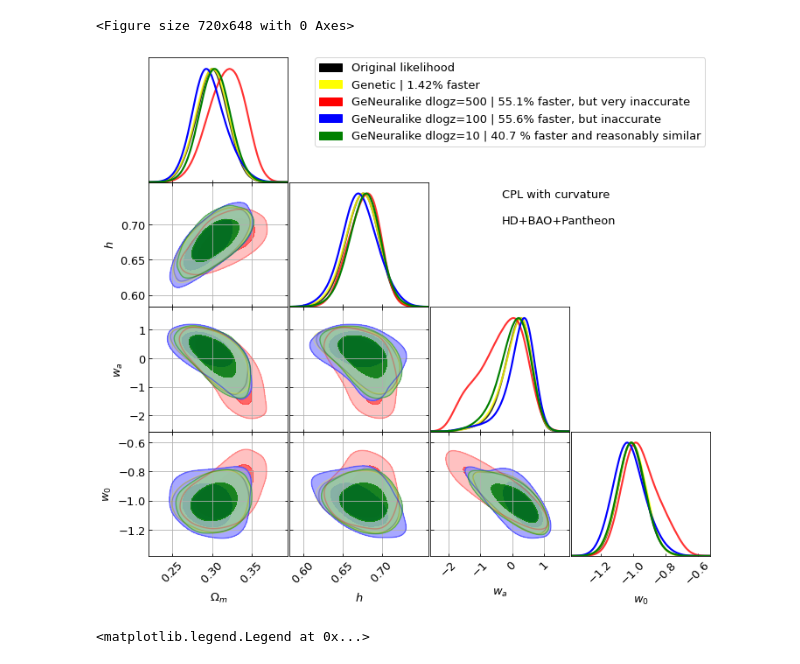
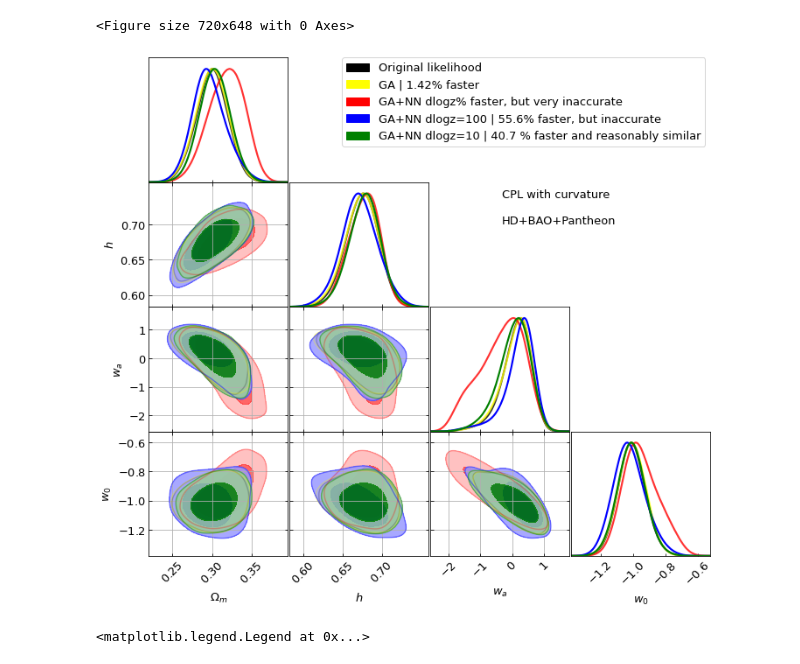
Before and after one commit to igomezv/cosmo_tools, a Jupyter notebook: models/neural/posteriors_neuralike.ipynb, the cells around one changed output. Saved outputs shown, nothing was run; the diff lists cells and outputs as text; code cells hidden in the pictures.

Commit message:
update posterior plot

```diff
--- a/models/neural/posteriors_neuralike.ipynb
+++ b/models/neural/posteriors_neuralike.ipynb
@@ -80,38 +80,38 @@ g.settings.lw1 = 3
 g.settings.linewidth_contour = 2
 
 
 g.triangle_plot(roots, ['Om','h', 'wa', 'w'],
 # g.triangle_plot(roots, ['Om', 'Obh2', 'h'],
                 diag1d_kwargs={'colors':['black', 'yellow', 'red', 'blue', 'green'],
                                'alphas':[0.8, 0.8, 0.8]},
                 colors=['black', 'yellow', 'red', 'blue', 'green'],
                 alphas = [0.4, 0.6, 0.6],
                 legend_labels=['Original likelihood',
-                               'Genetic | 1.42% faster',
-                               'GeNeuralike dlogz=500 | 55.1% faster, but very inaccurate',
-                               'GeNeuralike dlogz=100 | 55.6% faster, but inaccurate',
-                               'GeNeuralike dlogz=10 | 40.7 % faster and reasonably similar'],
+                               'GA | 1.42% faster',
+                               'GA+NN dlogz% faster, but very inaccurate',
+                               'GA+NN dlogz=100 | 55.6% faster, but inaccurate',
+                               'GA+NN dlogz=10 | 40.7 % faster and reasonably similar'],
                 legend_loc='upper right',
                 filled = True,
                 normalized=False, shaded=False,
 #                 param_limits={'mquin': [0, 3], 'mphan':[0, 2], 'beta':[-8, 12]},
 
 #                 parampriors={'mquin': [0, 3], 'mphan':[0, 2], 'beta':[-8, 12]}
            )
 
 g.subplots[1,0].grid(True)
 g.subplots[2,0].grid(True)
 g.subplots[2,1].grid(True)
 g.subplots[3,0].grid(True)
 g.subplots[3,1].grid(True)
 g.subplots[3,2].grid(True)
 
 g.add_text('CPL with curvature \n\nHD+BAO+Pantheon', x= -0.5, y=2.8, fontsize=13)
 #            \n 350 live points \n 0.2 burn', 0.1, 2)
 # plt.grid()
 plt.savefig('owacdm_neuralike.png', dpi=300)
 # %% [output]
-[figure, old version]
+[figure, new version]
 # %%
 plt.figure(figsize=(10, 10), dpi=100)
 
```
